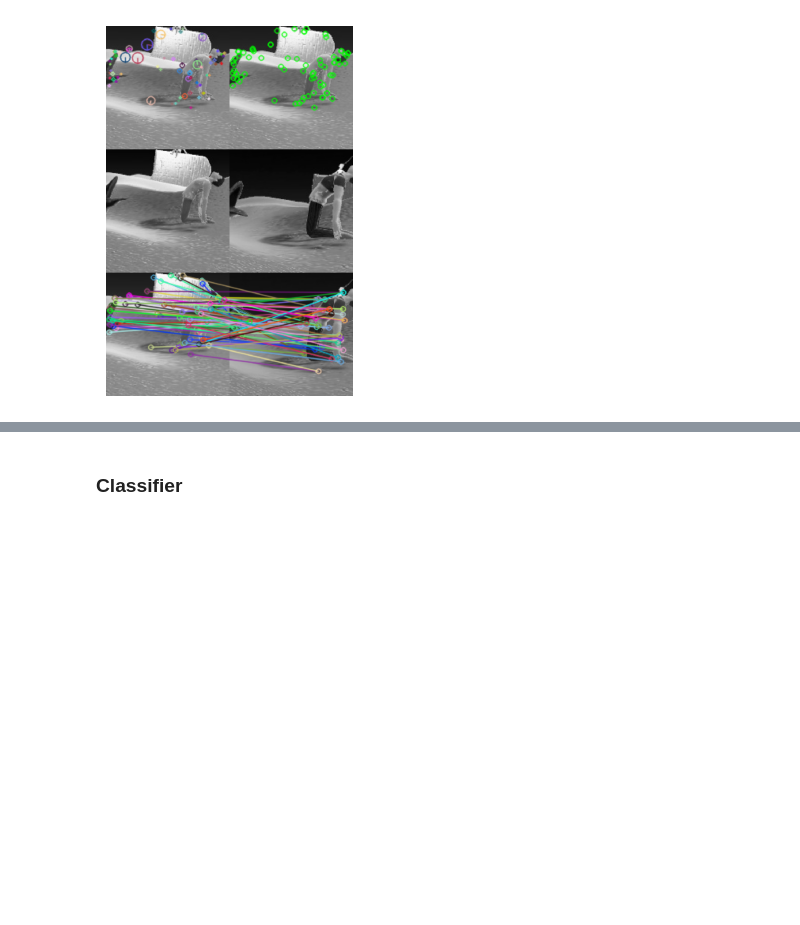
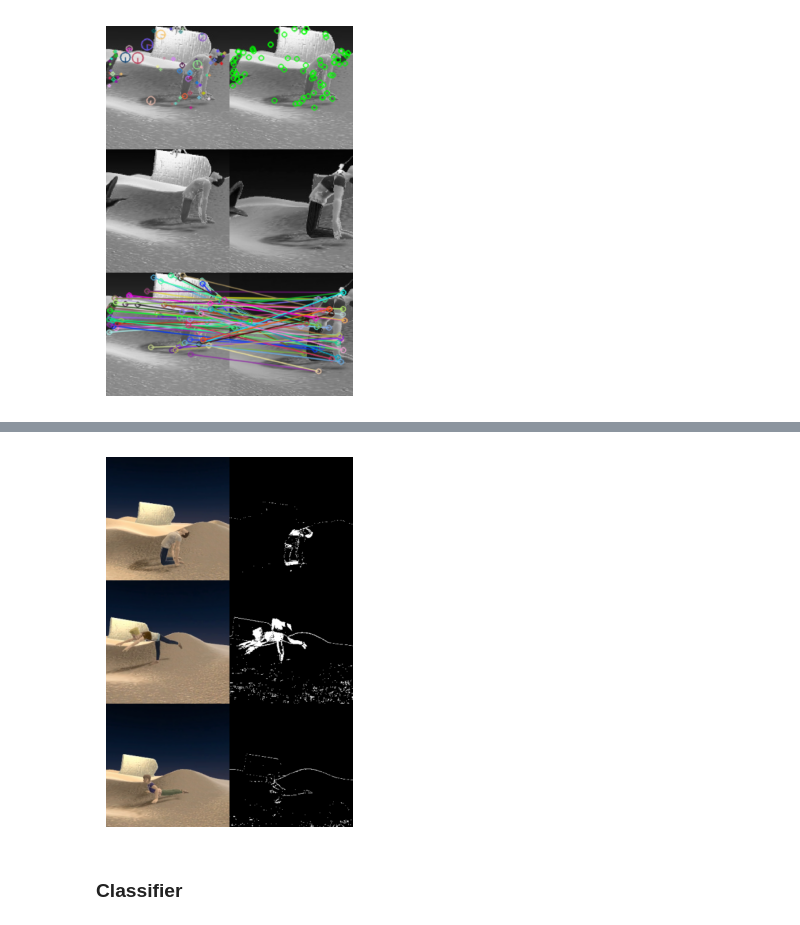
Before and after one commit to swang225/ygar-10yg, a Jupyter notebook: notebook/0200_ygar_final_report_notebook.ipynb, the cells around one changed output, grey strips where cells are left out. Saved outputs shown, nothing was run; the diff lists cells and outputs as text; code cells hidden in the pictures; blank space fills up the shorter version.

```diff
--- a/notebook/0200_ygar_final_report_notebook.ipynb
+++ b/notebook/0200_ygar_final_report_notebook.ipynb
@@ -123,3 +127,7 @@ display_img("C:/Users/aphri/Documents/t0002/pycharm/repo/nebula/notebook/_data/s
+# %%
+display_img("C:/Users/aphri/Documents/t0002/pycharm/repo/nebula/notebook/_data/bgsub_images.png")
+# %% [output]
+[figure, added]
 # %% [markdown]
 ### Classifier
 # %% [markdown]
```
Also changed, not shown: parts of 7 cells of this notebook, 1 other file.
